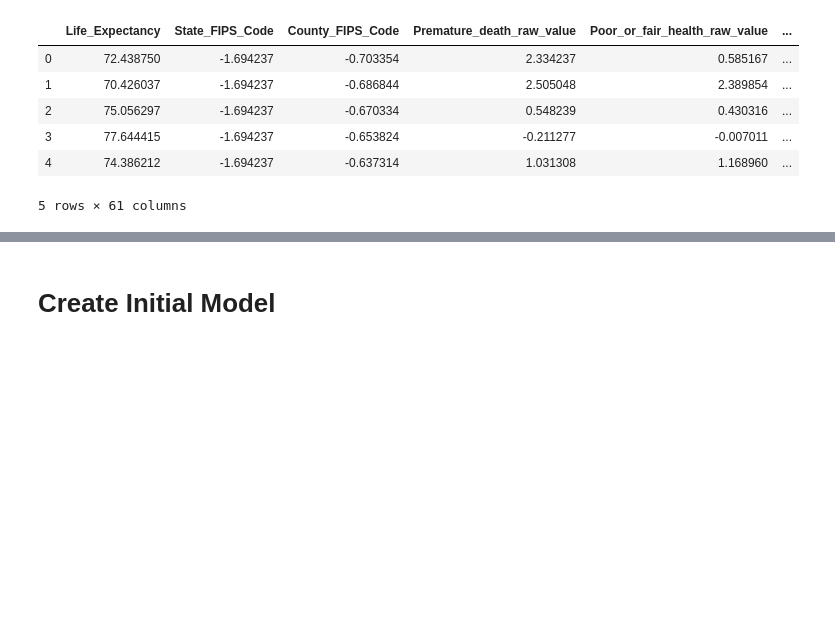
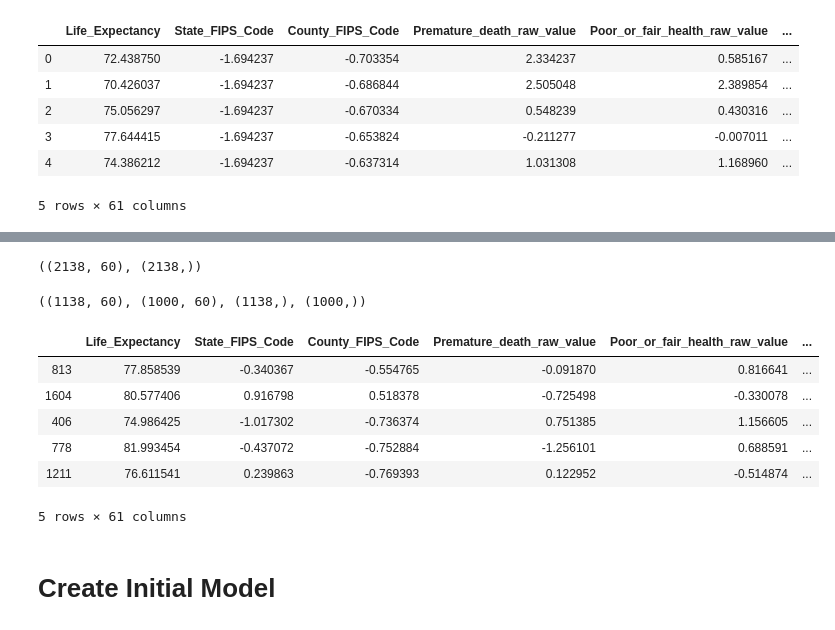
Before and after one commit to Matt-Newton998/Life_Expectancy-Mod04_Project, a Jupyter notebook: Modelling_Matt.ipynb, the cells around one changed output, grey strips where cells are left out. Saved outputs shown, nothing was run; the diff lists cells and outputs as text; code cells hidden in the pictures; blank space fills up the shorter version.

```diff
--- a/Modelling_Matt.ipynb
+++ b/Modelling_Matt.ipynb
@@ -34,0 +34,3 @@ df_model.head()
+# %%
+# County_Ranked_(Yes1/No0) is causing an issue therefore rename:
+data.rename(columns={'County_Ranked_(Yes1/No0)': 'County_Ranked'}, inplace=True)
@@ -34,0 +39,7 @@ df_model.head()
+# %%
+X_init = data.drop(columns=['Life_Expectancy'])
+y_init = data['Life_Expectancy']
+# %%
+X_init.shape, y_init.shape
+# %% [output]
+((2138, 60), (2138,))
@@ -34,0 +48,4 @@ df_model.head()
+# %%
+X_train.shape, X_test.shape, y_train.shape, y_test.shape
+# %% [output]
+((1138, 60), (1000, 60), (1138,), (1000,))
@@ -34,0 +55,11 @@ df_model.head()
+# %%
+df_model = pd.concat([y,X], axis=1)
+df_model.head()
+# %% [output]
+|  | Life_Expectancy | State_FIPS_Code | County_FIPS_Code | Premature_death_raw_value | Poor_or_fair_health_raw_value | ... |
+| 813 | 77.858539 | -0.340367 | -0.554765 | -0.091870 | 0.816641 | ... |
+| 1604 | 80.577406 | 0.916798 | 0.518378 | -0.725498 | -0.330078 | ... |
+| 406 | 74.986425 | -1.017302 | -0.736374 | 0.751385 | 1.156605 | ... |
+| 778 | 81.993454 | -0.437072 | -0.752884 | -1.256101 | 0.688591 | ... |
+| 1211 | 76.611541 | 0.239863 | -0.769393 | 0.122952 | -0.514874 | ... |
+5 rows × 61 columns
```
Also changed, not shown: parts of 15 cells of this notebook.
